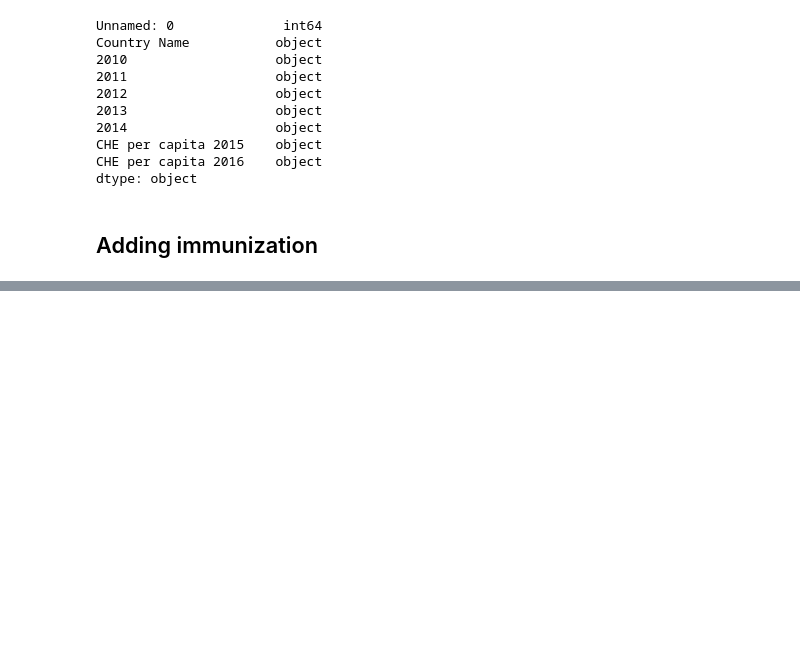
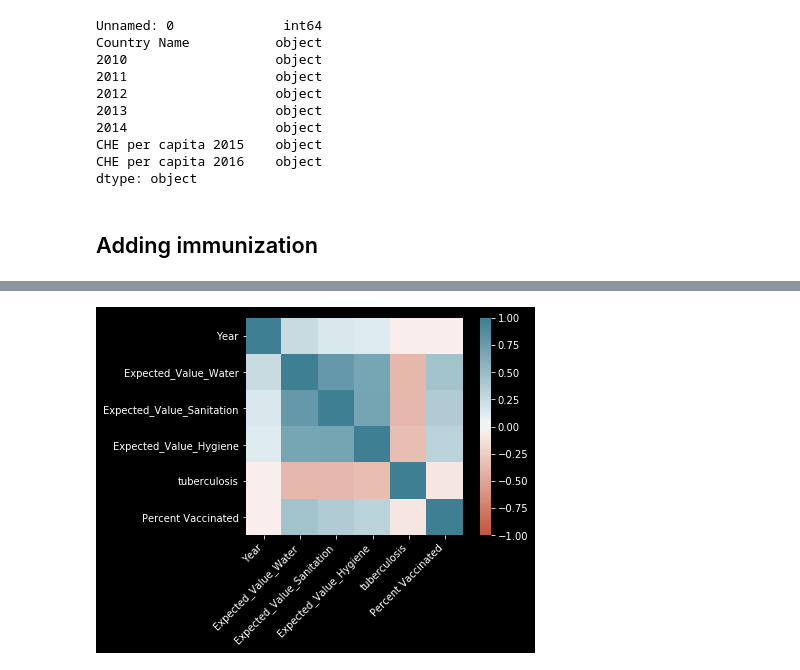
Before and after one commit to aliyah8/WashWellness, a Jupyter notebook: WashYs.ipynb, the cells around one changed output, grey strips where cells are left out. Cells and saved outputs as stored; diff of their text form; code cells hidden in the pictures; blank space fills up the shorter version.

Commit message:
added external factors, che, immunization; built histograms

```diff
--- a/WashYs.ipynb
+++ b/WashYs.ipynb
@@ -334,3 +329,12 @@ CHE per capita 2016    object
 dtype: object
 # %% [markdown]
 ## Adding immunization
+# %%
+tbvaccination=pd.read_csv('TB_Vaccination_cleaned.csv')
+tbvaccination.dtypes
+to_dropid = ['Unnamed: 0']
+tbvaccination.drop(to_dropid,inplace=True, axis=1)
+tbvaccination.columns = ['Country','2018','2017','2016','2015','2014','2013','2012','2011','2010']
+tbvaccination=pd.melt(tbvaccination, id_vars=['Country'], var_name='Year', value_name='Percent Vaccinated')
+tbvaccination.dtypes
+tbvaccination['Year']=tbvaccination['Year'].astype(int)
@@ -336,0 +343,5 @@ dtype: object
+# %%
+allcountriesdf=pd.merge(df, tuberculosis, how='left', left_on=['Year','Country'], right_on = ['Year', 'Country'])
+allcountriesdf=pd.merge(allcountriesdf,dfpd,how='left',left_on=['Year','Country'], right_on = ['Year', 'Country'])
+allcountriesdf=pd.merge(allcountriesdf,tbvaccination,how='left',left_on=['Year','Country'], right_on = ['Year', 'Country'])
+allcountriesdf.dropna()
@@ -336,0 +362,15 @@ dtype: object
+# %%
+corr = allcountriesdf.corr()
+ax = sns.heatmap(
+    corr,
+    vmin=-1, vmax=1, center=0,
+    cmap=sns.diverging_palette(20, 220, n=200),
+    square=True
+)
+ax.set_xticklabels(
+    ax.get_xticklabels(),
+    rotation=45,
+    horizontalalignment='right'
+);
+# %% [output]
+[figure, added]
```
Also changed, not shown: parts of 15 cells of this notebook.
